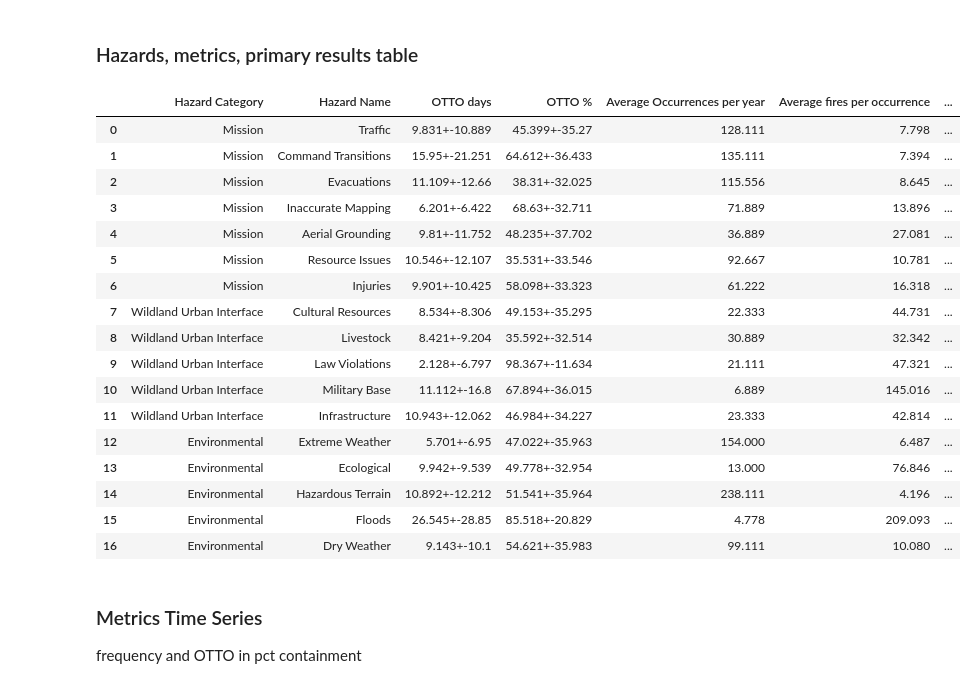
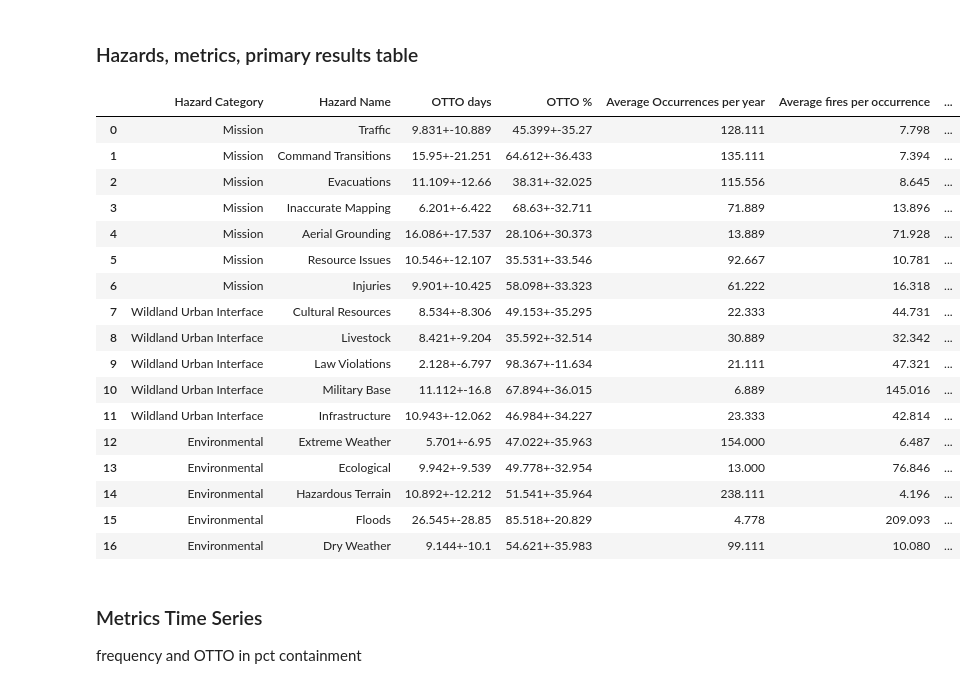
Before and after one commit to nasa/mika, a Jupyter notebook: notebooks/ICS quantitative analysis.ipynb, the cells around one changed output. Drawn from its saved outputs; the diff is of its cells as text; code cells hidden in the pictures.

```diff
--- a/notebooks/ICS quantitative analysis.ipynb
+++ b/notebooks/ICS quantitative analysis.ipynb
@@ -469,15 +469,15 @@ Deprecated in NumPy 1.20; for more details and guidance: https://numpy.org/devdo
 # %% [markdown]
 ### Hazards, metrics, primary results table
 # %%
-table_data = create_primary_results_table(time_of_occurence_days, time_of_occurence_pct_contained, frequency, fires, preprocessed_df, categories, hazards, years, interval=False)
+table_data = create_primary_results_table(time_of_occurence_days, time_of_occurence_pct_contained, frequency, frequency_fires, preprocessed_df, categories, hazards, years, interval=False)
 display(pd.DataFrame(table_data))
 # %% [output]
 |  | Hazard Category | Hazard Name | OTTO days | OTTO % | Average Occurrences per year | Average fires per occurrence | ... |
 | 0 | Mission | Traffic | 9.831+-10.889 | 45.399+-35.27 | 128.111 | 7.798 | ... |
 | 1 | Mission | Command Transitions | 15.95+-21.251 | 64.612+-36.433 | 135.111 | 7.394 | ... |
 | 2 | Mission | Evacuations | 11.109+-12.66 | 38.31+-32.025 | 115.556 | 8.645 | ... |
 | 3 | Mission | Inaccurate Mapping | 6.201+-6.422 | 68.63+-32.711 | 71.889 | 13.896 | ... |
-| 4 | Mission | Aerial Grounding | 9.81+-11.752 | 48.235+-37.702 | 36.889 | 27.081 | ... |
+| 4 | Mission | Aerial Grounding | 16.086+-17.537 | 28.106+-30.373 | 13.889 | 71.928 | ... |
 | 5 | Mission | Resource Issues | 10.546+-12.107 | 35.531+-33.546 | 92.667 | 10.781 | ... |
 | 6 | Mission | Injuries | 9.901+-10.425 | 58.098+-33.323 | 61.222 | 16.318 | ... |
 | 7 | Wildland Urban Interface | Cultural Resources | 8.534+-8.306 | 49.153+-35.295 | 22.333 | 44.731 | ... |
@@ -489,7 +489,7 @@ display(pd.DataFrame(table_data))
 | 13 | Environmental | Ecological | 9.942+-9.539 | 49.778+-32.954 | 13.000 | 76.846 | ... |
 | 14 | Environmental | Hazardous Terrain | 10.892+-12.212 | 51.541+-35.964 | 238.111 | 4.196 | ... |
 | 15 | Environmental | Floods | 26.545+-28.85 | 85.518+-20.829 | 4.778 | 209.093 | ... |
-| 16 | Environmental | Dry Weather | 9.143+-10.1 | 54.621+-35.983 | 99.111 | 10.080 | ... |
+| 16 | Environmental | Dry Weather | 9.144+-10.1 | 54.621+-35.983 | 99.111 | 10.080 | ... |
 # %% [markdown]
 ### Metrics Time Series
 frequency and OTTO in pct containment
```
Also changed, not shown: parts of 17 cells of this notebook, 3 other files.
